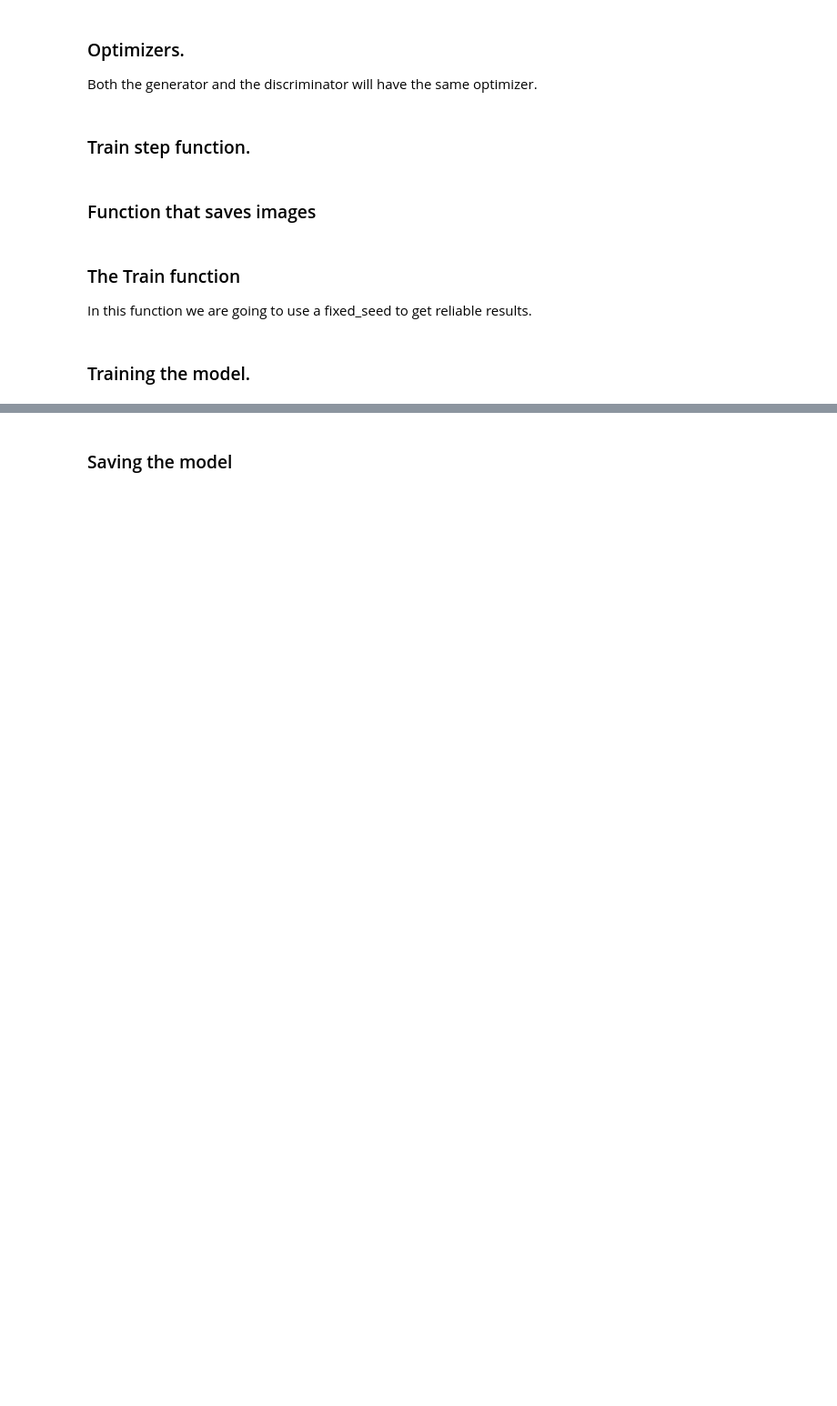
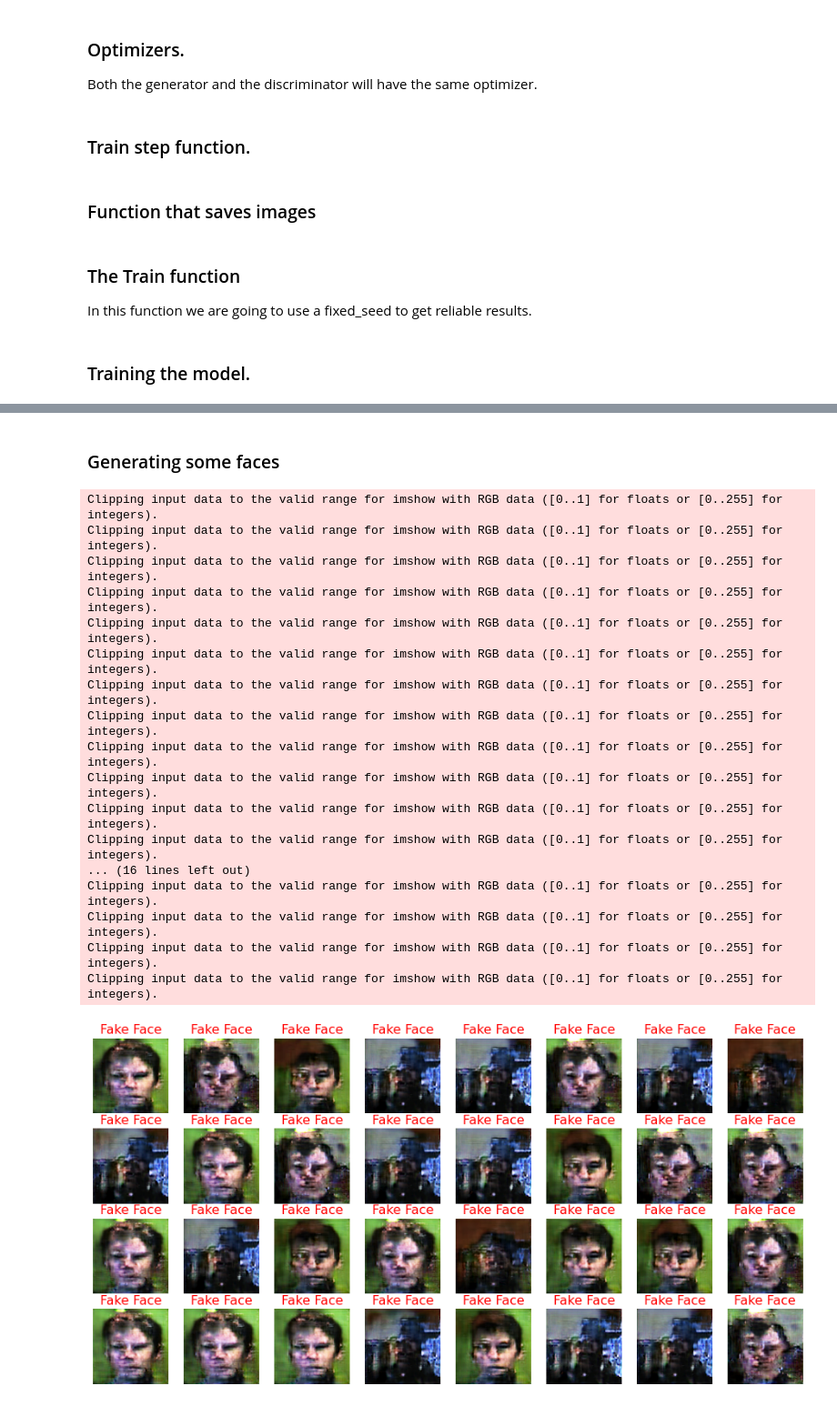
Before and after one commit to CrispenGari/keras-api, a Jupyter notebook: 13_Unsupervised_L/01_DC_GANS_01/06_GANS_FaceGeneration_Introduction.ipynb, the cells around one changed output, grey strips where cells are left out. Shown at 91% size. Saved outputs shown, nothing was run; the diff lists cells and outputs as text; code cells hidden in the pictures; blank space fills up the shorter version.

Commit message:
dcgan-face-generator

```diff
--- a/13_Unsupervised_L/01_DC_GANS_01/06_GANS_FaceGeneration_Introduction.ipynb
+++ b/13_Unsupervised_L/01_DC_GANS_01/06_GANS_FaceGeneration_Introduction.ipynb
@@ -154,3 +188,32 @@ plot_images(batch[0][:24], cols=8)
+# %%
+from PIL import Image
+training_binary_path = os.path.join(DATA_PATH,
+        f'training_data_{GENERATE_SQUARE}_{GENERATE_SQUARE}-tut.npy')
+print(f"Looking for file: {training_binary_path}")
+if not os.path.isfile(training_binary_path):
+  start = time.time()
+  print("Loading training images...")
+
+  training_data = []
+  faces_path = os.path.join(DATA_PATH,'images')
+  for filename in tqdm.tqdm(os.listdir(faces_path)):
+      path = os.path.join(faces_path,filename)
+      image = Image.open(path).resize((GENERATE_SQUARE,
+            GENERATE_SQUARE),Image.ANTIALIAS)
+      training_data.append(np.asarray(image))
+  training_data = np.reshape(training_data,(-1,GENERATE_SQUARE,
+            GENERATE_SQUARE,IMAGE_CHANNELS))
+  training_data = training_data.astype(np.float32)
+  training_data = training_data / 127.5 - 1.
+
+
+  print("Saving training image binary...")
+  np.save(training_binary_path,training_data)
+  elapsed = time.time()-start
+  print (f'Image preprocess time: {hms_string(elapsed)}')
+else:
+  print("Loading previous training pickle...")
+  training_data = np.load(training_binary_path)
 # %% [markdown]
 ### Building Generator model and Descriminator (clean code)
 
@@ -484,2 +565,0 @@ ValueError: ignored
-# %% [markdown]
-### Saving the model
@@ -487,0 +566,36 @@ generator.save(os.path.join(DATA_PATH,"face_generator.h5"))
+# %% [markdown]
+### Generating some faces
+# %%
+seeds = tf.random.normal([32, SEED_SIZE])
+generated_image = generator(seeds)
+# %%
+def plot_images(images_and_classes, cols=5):
+    rows = 4
+    fig = plt.figure()
+    fig.set_size_inches(cols * 2, rows * 2)
+    for i, (image) in enumerate(images_and_classes):
+        plt.subplot(rows, cols, i + 1)
+        plt.axis('off')
+        plt.imshow(np.array(image.numpy() * 255,np.int32) , cmap="gray")
+        plt.title("Fake Face", color ='r', fontsize=16 )
+
+plot_images(generated_image[:], cols=8)
+# %% [output]
+Clipping input data to the valid range for imshow with RGB data ([0..1] for floats or [0..255] for integers).
+Clipping input data to the valid range for imshow with RGB data ([0..1] for floats or [0..255] for integers).
+Clipping input data to the valid range for imshow with RGB data ([0..1] for floats or [0..255] for integers).
+Clipping input data to the valid range for imshow with RGB data ([0..1] for floats or [0..255] for integers).
+Clipping input data to the valid range for imshow with RGB data ([0..1] for floats or [0..255] for integers).
+Clipping input data to the valid range for imshow with RGB data ([0..1] for floats or [0..255] for integers).
+Clipping input data to the valid range for imshow with RGB data ([0..1] for floats or [0..255] for integers).
+Clipping input data to the valid range for imshow with RGB data ([0..1] for floats or [0..255] for integers).
+Clipping input data to the valid range for imshow with RGB data ([0..1] for floats or [0..255] for integers).
+Clipping input data to the valid range for imshow with RGB data ([0..1] for floats or [0..255] for integers).
+Clipping input data to the valid range for imshow with RGB data ([0..1] for floats or [0..255] for integers).
+Clipping input data to the valid range for imshow with RGB data ([0..1] for floats or [0..255] for integers).
+... (16 lines left out)
+Clipping input data to the valid range for imshow with RGB data ([0..1] for floats or [0..255] for integers).
+Clipping input data to the valid range for imshow with RGB data ([0..1] for floats or [0..255] for integers).
+Clipping input data to the valid range for imshow with RGB data ([0..1] for floats or [0..255] for integers).
+Clipping input data to the valid range for imshow with RGB data ([0..1] for floats or [0..255] for integers).
+[figure, added]
```
Also changed, not shown: parts of 26 cells of this notebook.
